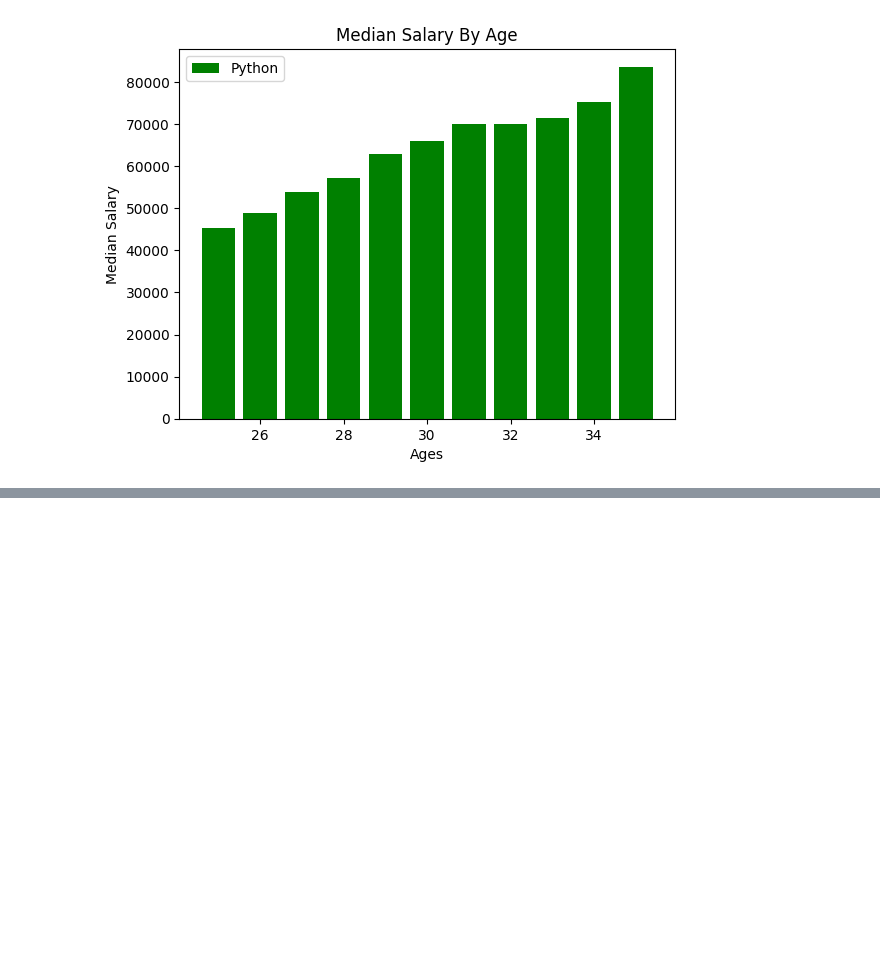
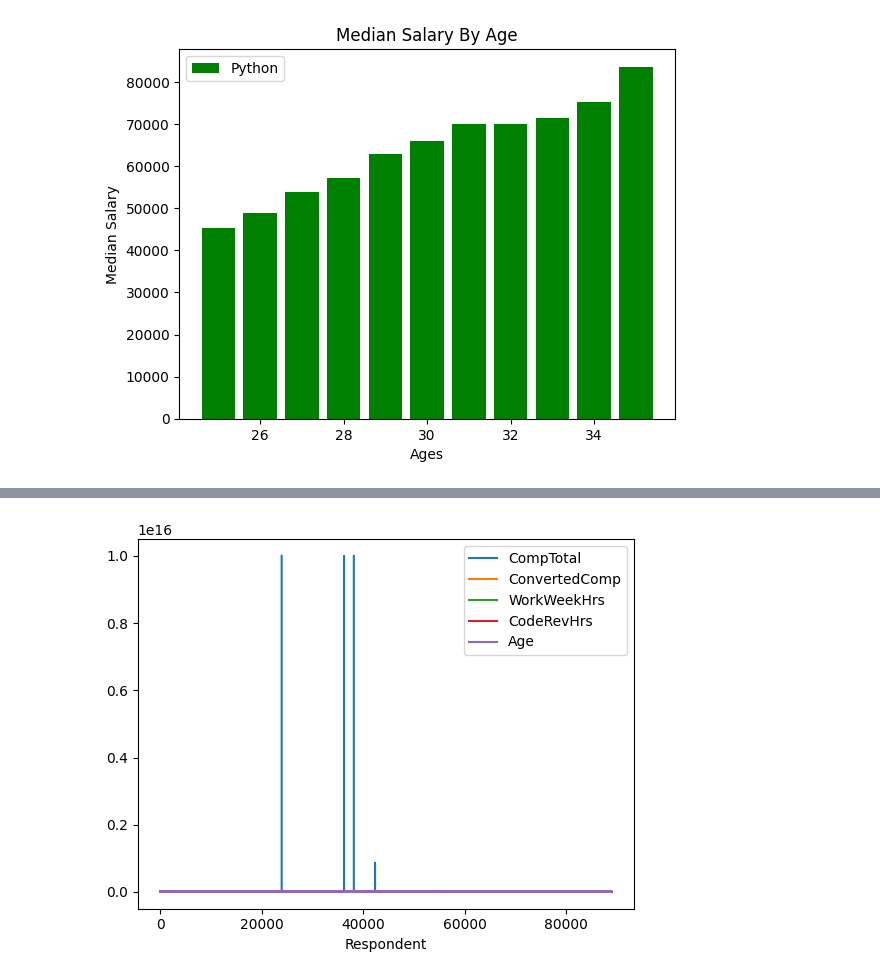
Before and after one commit to naween321/data-structures-algorithms, a Jupyter notebook: matplot_learn.ipynb, the cells around one changed output, grey strips where cells are left out. Drawn from its saved outputs; the diff is of its cells as text; code cells hidden in the pictures; blank space fills up the shorter version.

```diff
--- a/matplot_learn.ipynb
+++ b/matplot_learn.ipynb
@@ -41,3 +41,8 @@ plt.legend()
 plt.show()
 # %% [output]
 [figure]
+# %%
+import pandas as pd
+headers = ["Respondent", "Age", "Gender"]
+df = pd.read_csv("data/survey_results_public.csv")
+df.head(5)
@@ -43,0 +73,5 @@ plt.show()
+# %%
+df.set_index("Respondent").plot()
+plt.show()
+# %% [output]
+[figure, added]
```
Also changed, not shown: parts of 2 cells of this notebook, 3 other files.
